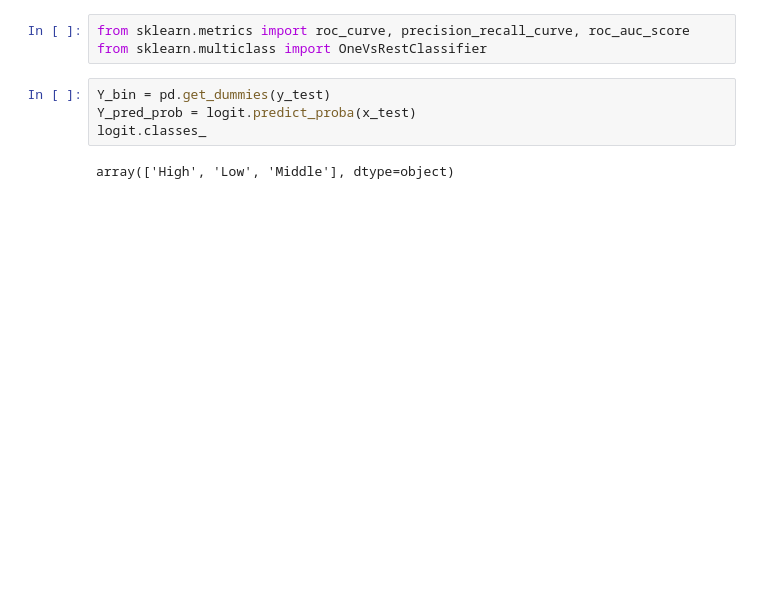
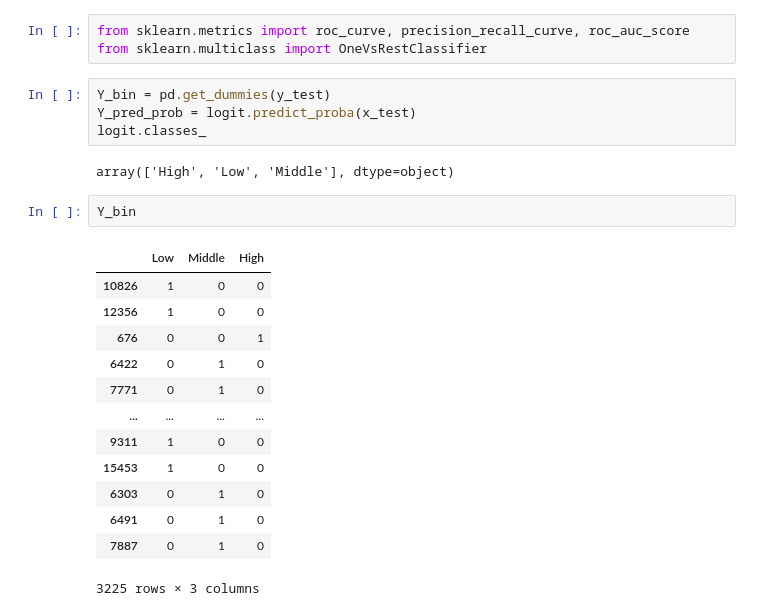
Before and after one commit to thinkful-dsi-grackle/dsi7_student_pair_work, a Jupyter notebook: week05_model_prep_classify/5_friday/Day 25 Lecture 2 Assignment_Kalika_Kristof_Caesar.ipynb, the cells around one changed output. Saved outputs shown, nothing was run; the diff lists cells and outputs as text; blank space fills up the shorter version.

```diff
--- a/week05_model_prep_classify/5_friday/Day 25 Lecture 2 Assignment_Kalika_Kristof_Caesar.ipynb
+++ b/week05_model_prep_classify/5_friday/Day 25 Lecture 2 Assignment_Kalika_Kristof_Caesar.ipynb
@@ -230,6 +231,22 @@ Y_pred_prob = logit.predict_proba(x_test)
 logit.classes_
 # %% [output]
 array(['High', 'Low', 'Middle'], dtype=object)
+# %%
+Y_bin
+# %% [output]
+|  | Low | Middle | High |
+| 10826 | 1 | 0 | 0 |
+| 12356 | 1 | 0 | 0 |
+| 676 | 0 | 0 | 1 |
+| 6422 | 0 | 1 | 0 |
+| 7771 | 0 | 1 | 0 |
+| ... | ... | ... | ... |
+| 9311 | 1 | 0 | 0 |
+| 15453 | 1 | 0 | 0 |
+| 6303 | 0 | 1 | 0 |
+| 6491 | 0 | 1 | 0 |
+| 7887 | 0 | 1 | 0 |
+3225 rows × 3 columns
 # %%
 fig = plt.figure(figsize = (6, 6))
 plt.plot([0, 1], [0, 1], 'k--')
```
Also changed, not shown: parts of 7 cells of this notebook, 2 other files.
